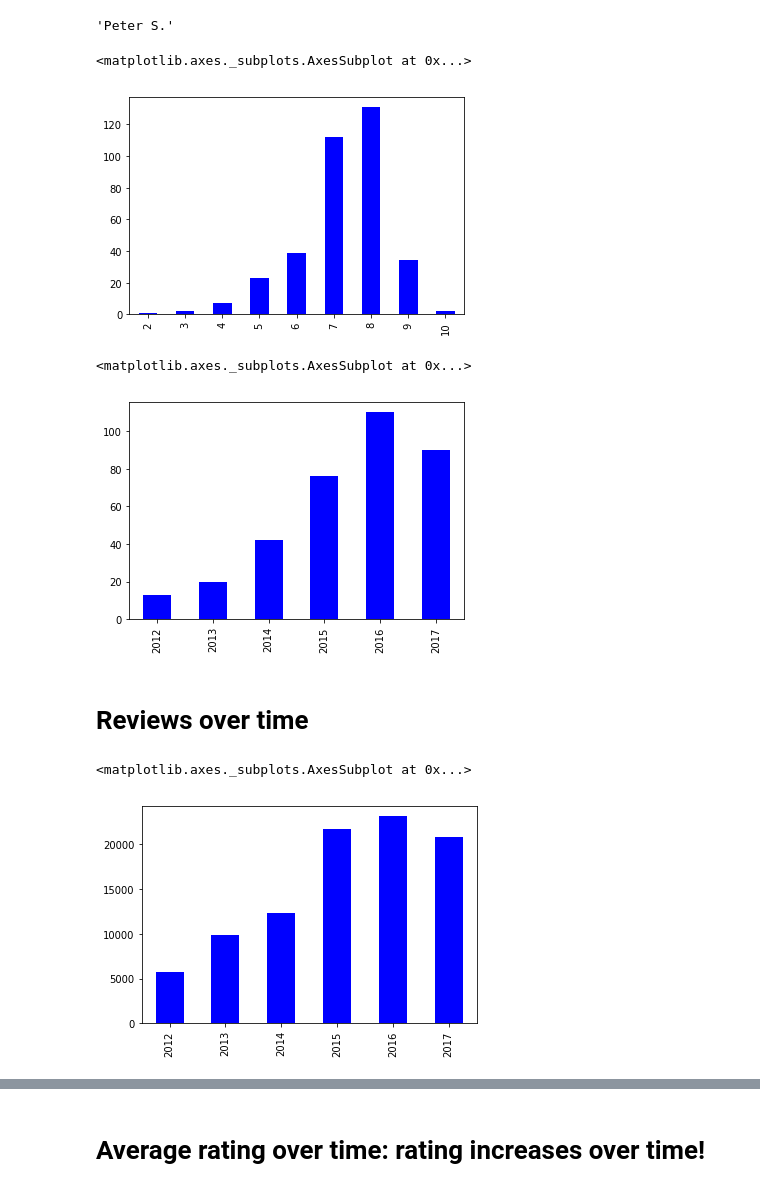
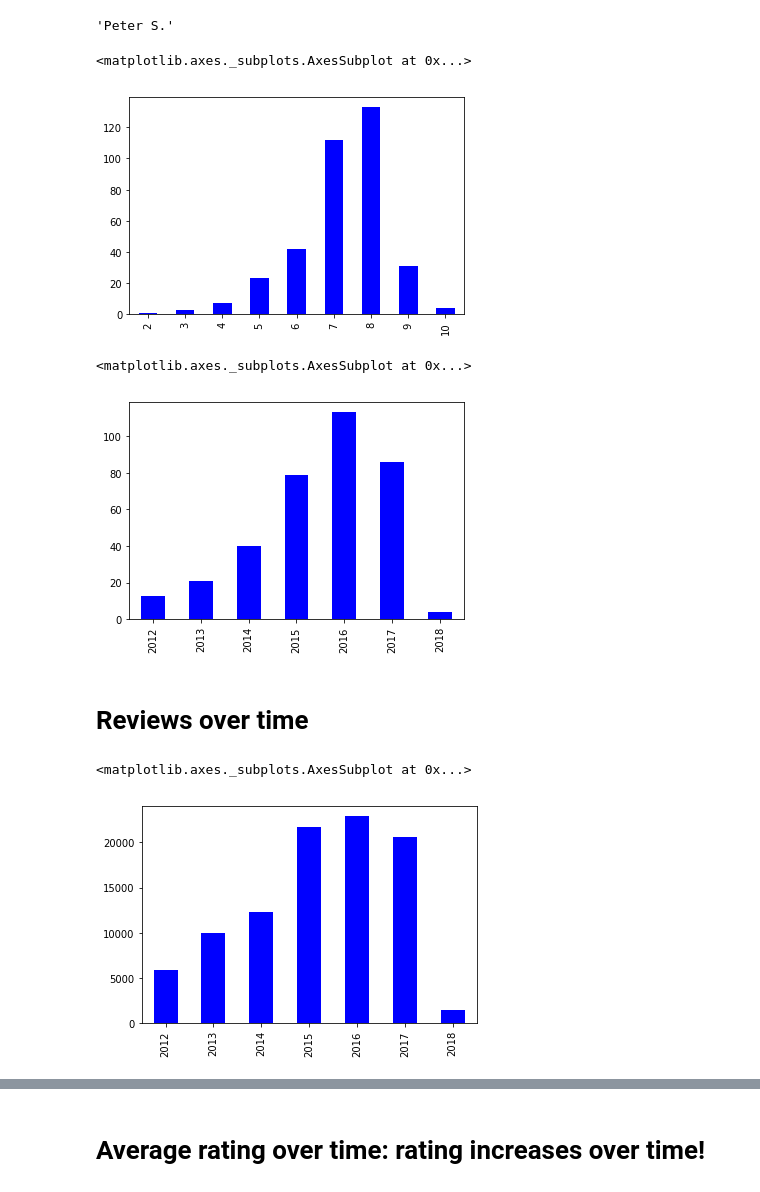
Before and after one commit to roelbertens/scrape_save_search, a Jupyter notebook: notebooks/analysis.ipynb, the cells around one changed output, grey strips where cells are left out. Saved outputs shown, nothing was run; the diff lists cells and outputs as text; code cells hidden in the pictures.

```diff
--- a/notebooks/analysis.ipynb
+++ b/notebooks/analysis.ipynb
@@ -58,0 +25,2 @@ Finished at 2018-03-09 18:20:42.
+# %%
+comments = load_data.load_comments()
@@ -98,5 +62,5 @@ df_res.shape
 # %%
-df['date'] = pd.to_datetime(df['date'])
-df['yearmonth'] = df['date'].dt.strftime('%Y-%m')
-df['year'] = df['date'].dt.strftime('%y')
-df['month'] = df['date'].dt.strftime('%m')
+comments['date'] = pd.to_datetime(comments['date'])
+comments['yearmonth'] = comments['date'].dt.strftime('%Y-%m')
+comments['year'] = comments['date'].dt.strftime('%y')
+comments['month'] = comments['date'].dt.strftime('%m')
@@ -254,8 +111,8 @@ df.rating.astype(int).value_counts().sort_index().plot.bar(color='b')
 import re
 # %%
 word = 'slecht'
-df[word] = (
-    df
+comments[word] = (
+    comments
     .apply(lambda x: sum(1 for match in re.finditer(r"\b"+re.escape(word)+r"\b" , x.comment)), axis='columns')
 )
 # %%
@@ -356,24 +184,24 @@ top_reviewer
 'Peter S.'
 # %%
 # Wat voor scores geeft deze reviewer
-df[df.reviewer == top_reviewer].rating.astype(int).value_counts().sort_index().plot.bar(color='b')
+comments[comments.reviewer == top_reviewer].rating.astype(int).value_counts().sort_index().plot.bar(color='b')
 # %% [output]
 <matplotlib.axes._subplots.AxesSubplot at 0x...>
-[figure, old version]
+[figure, new version]
 # %%
 # In welke jaren gaf hij zijn reviews
-df[df.reviewer == top_reviewer].date.dt.year.value_counts().sort_index().plot.bar(color='b')
+comments[comments.reviewer == top_reviewer].date.dt.year.value_counts().sort_index().plot.bar(color='b')
 # %% [output]
 <matplotlib.axes._subplots.AxesSubplot at 0x...>
-[figure, old version]
+[figure, new version]
 # %% [markdown]
 # Reviews over time
 # %%
 # totaal aantal reviews per jaar
-df.date.dt.year.value_counts().sort_index().plot.bar(color='b')
+comments.date.dt.year.value_counts().sort_index().plot.bar(color='b')
 # %% [output]
 <matplotlib.axes._subplots.AxesSubplot at 0x...>
-[figure, old version]
+[figure, new version]
 # %%
 fig, ax = plt.subplots(1,1)
 
```
Also changed, not shown: parts of 63 cells of this notebook, 16 other files.
